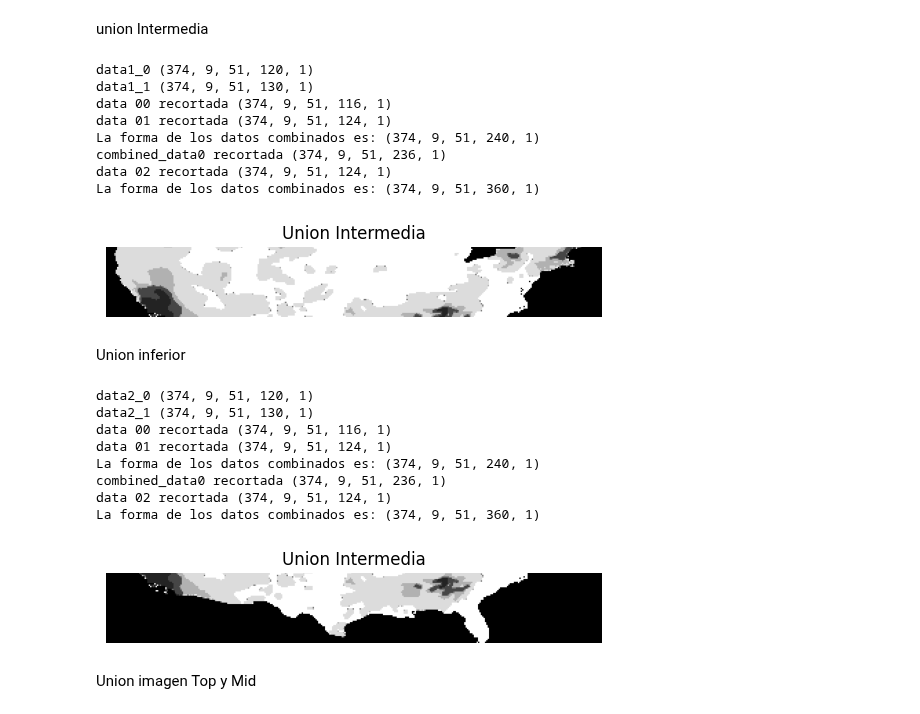
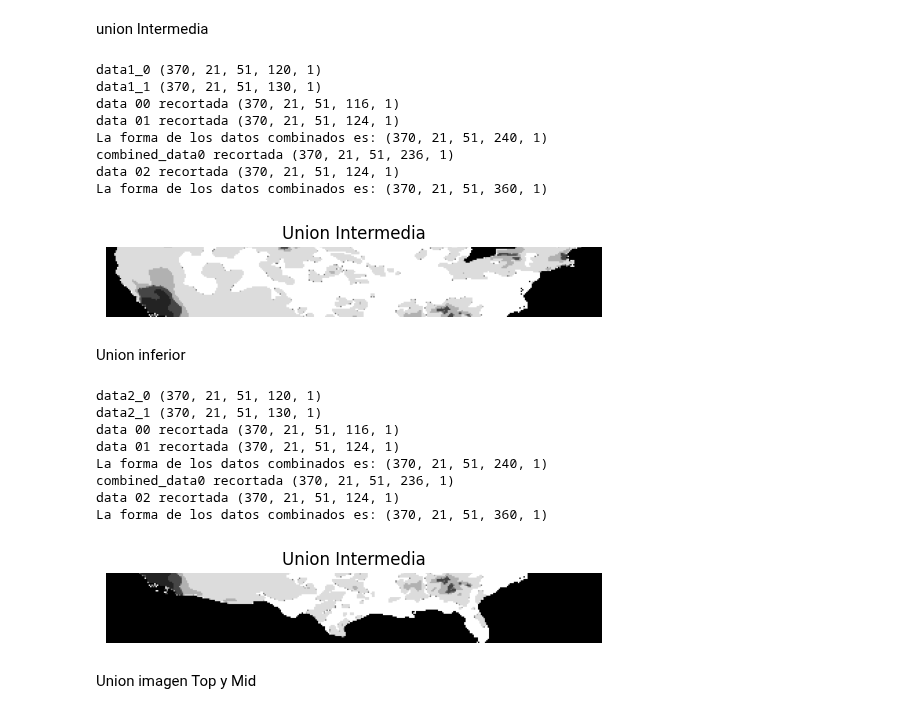
Before and after one commit to SahirReyes30/ImageXpartes, a Jupyter notebook: AlgorimoConvLSTMUnirImagenes.ipynb, the cells around one changed output. Saved outputs shown, nothing was run; the diff lists cells and outputs as text; code cells hidden in the pictures.

```diff
--- a/AlgorimoConvLSTMUnirImagenes.ipynb
+++ b/AlgorimoConvLSTMUnirImagenes.ipynb
@@ -298,6 +298,9 @@ y_test (370, 122, 360, 1)
 ## Asegúrate de que las dimensiones de tus arrays son las que esperas
 #assert data0_0.shape[3] == 120, "La forma de data0_0 no es la esperada"
 #assert data0_1.shape[3] == 130, "La forma de data0_1 no es la esperada"
+
+carpeta3x3 = "v4w22"
+ventana3x3 = "22"
 # %% [markdown]
 Union sueperior
 # %%
@@ -353,9 +356,9 @@ La forma de los datos combinados es: (374, 9, 41, 360, 1)
 union Intermedia
 # %%
 
-data1_0 = np.load("DroughtDatasetMask/dataset/Resultados3x3/v2w10/51_120Part1_0/PredictionsConvolutionLSTM_forecast_51_120_Part1_0_w10.npy")
-data1_1 = np.load("DroughtDatasetMask/dataset/Resultados3x3/v2w10/51_130Part1_1/PredictionsConvolutionLSTM_forecast_51_130_Part1_1_w10.npy")
-data1_2 = np.load("DroughtDatasetMask/dataset/Resultados3x3/v2w10/51_130Part1_2/PredictionsConvolutionLSTM_forecast_51_130_Part1_2_w10.npy")
+data1_0 = np.load("DroughtDatasetMask/dataset/Resultados3x3/"+carpeta3x3+"/51_120Part1_0/PredictionsConvolutionLSTM_forecast_51_120_Part1_0_w"+ventana3x3+".npy")
+data1_1 = np.load("DroughtDatasetMask/dataset/Resultados3x3/"+carpeta3x3+"/51_130Part1_1/PredictionsConvolutionLSTM_forecast_51_130_Part1_1_w"+ventana3x3+".npy")
+data1_2 = np.load("DroughtDatasetMask/dataset/Resultados3x3/"+carpeta3x3+"/51_130Part1_2/PredictionsConvolutionLSTM_forecast_51_130_Part1_2_w"+ventana3x3+".npy")
 
 print("data1_0",data1_0.shape)
 print("data1_1",data1_1.shape)
@@ -365,49 +368,49 @@ print("data 00 recortada",data1_0.shape)
 print("data 01 recortada",data1_1.shape)
 
 #concatena los datos
 combined_data1_1 = np.concatenate((data1_0, data1_1), axis=3)
 
 # La forma final esperada debería ser (371, 4, 61, 360, 1)
 print("La forma de los datos combinados es:", combined_data1_1.shape)
 
 combined_data1_1 = combined_data1_1[:, :, :, :-4, :] # recorte del lado derecho
 print ("combined_data0 recortada",combined_data1_1.shape)
 
 data1_2 = data1_2[:, :, :, 6:, :] # recorte del lado izquierdo
 print("data 02 recortada",data1_2.shape)
 
 #concatena los datos
 combined_data1_2 = np.concatenate((combined_data1_1, data1_2), axis=3)
 
 # La forma final esperada debería ser (371, 4, 41, 240, 1)
 print("La forma de los datos combinados es:", combined_data1_2.shape)
 
 # Guardar el array combinado
 #output_path = "/path/to/combined_data.npy"
 #np.save(output_path, combined_data)
 
 #plot de la primera imagen
 plt.imshow(combined_data1_2[0,0], cmap='gray')
 plt.title("Union Intermedia")
 plt.axis('off')
 plt.show()
 # %% [output]
-data1_0 (374, 9, 51, 120, 1)
-data1_1 (374, 9, 51, 130, 1)
-data 00 recortada (374, 9, 51, 116, 1)
-data 01 recortada (374, 9, 51, 124, 1)
-La forma de los datos combinados es: (374, 9, 51, 240, 1)
-combined_data0 recortada (374, 9, 51, 236, 1)
-data 02 recortada (374, 9, 51, 124, 1)
-La forma de los datos combinados es: (374, 9, 51, 360, 1)
+data1_0 (370, 21, 51, 120, 1)
+data1_1 (370, 21, 51, 130, 1)
+data 00 recortada (370, 21, 51, 116, 1)
+data 01 recortada (370, 21, 51, 124, 1)
+La forma de los datos combinados es: (370, 21, 51, 240, 1)
+combined_data0 recortada (370, 21, 51, 236, 1)
+data 02 recortada (370, 21, 51, 124, 1)
+La forma de los datos combinados es: (370, 21, 51, 360, 1)
-[figure, old version]
+[figure, new version]
 # %% [markdown]
 Union inferior
 # %%
 
-data2_0 = np.load("DroughtDatasetMask/dataset/Resultados3x3/v2w10/51_120Part2_0/PredictionsConvolutionLSTM_forecast_51_120_Part2_0_w10.npy")
-data2_1 = np.load("DroughtDatasetMask/dataset/Resultados3x3/v2w10/51_130Part2_1/PredictionsConvolutionLSTM_forecast_51_130_Part2_1_w10.npy")
-data2_2 = np.load("DroughtDatasetMask/dataset/Resultados3x3/v2w10/51_130Part2_2/PredictionsConvolutionLSTM_forecast_51_130_Part2_2_w10.npy")
+data2_0 = np.load("DroughtDatasetMask/dataset/Resultados3x3/"+carpeta3x3+"/51_120Part2_0/PredictionsConvolutionLSTM_forecast_51_120_Part2_0_w"+ventana3x3+".npy")
+data2_1 = np.load("DroughtDatasetMask/dataset/Resultados3x3/"+carpeta3x3+"/51_130Part2_1/PredictionsConvolutionLSTM_forecast_51_130_Part2_1_w"+ventana3x3+".npy")
+data2_2 = np.load("DroughtDatasetMask/dataset/Resultados3x3/"+carpeta3x3+"/51_130Part2_2/PredictionsConvolutionLSTM_forecast_51_130_Part2_2_w"+ventana3x3+".npy")
 
 print("data2_0",data2_0.shape)
 print("data2_1",data2_1.shape)
@@ -444,15 +447,15 @@ plt.title("Union Intermedia")
 plt.axis('off')
 plt.show()
 # %% [output]
-data2_0 (374, 9, 51, 120, 1)
-data2_1 (374, 9, 51, 130, 1)
-data 00 recortada (374, 9, 51, 116, 1)
-data 01 recortada (374, 9, 51, 124, 1)
-La forma de los datos combinados es: (374, 9, 51, 240, 1)
-combined_data0 recortada (374, 9, 51, 236, 1)
-data 02 recortada (374, 9, 51, 124, 1)
-La forma de los datos combinados es: (374, 9, 51, 360, 1)
+data2_0 (370, 21, 51, 120, 1)
+data2_1 (370, 21, 51, 130, 1)
+data 00 recortada (370, 21, 51, 116, 1)
+data 01 recortada (370, 21, 51, 124, 1)
+La forma de los datos combinados es: (370, 21, 51, 240, 1)
+combined_data0 recortada (370, 21, 51, 236, 1)
+data 02 recortada (370, 21, 51, 124, 1)
+La forma de los datos combinados es: (370, 21, 51, 360, 1)
-[figure, old version]
+[figure, new version]
 # %% [markdown]
 Union imagen Top y Mid
 # %%
```
Also changed, not shown: parts of 19 cells of this notebook, 1 other file.
